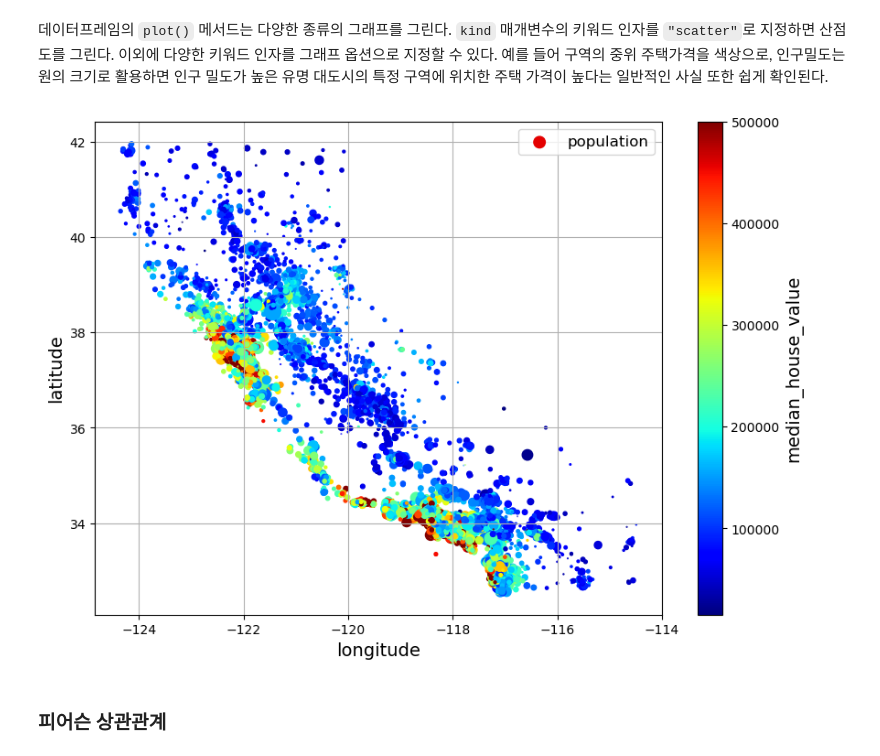
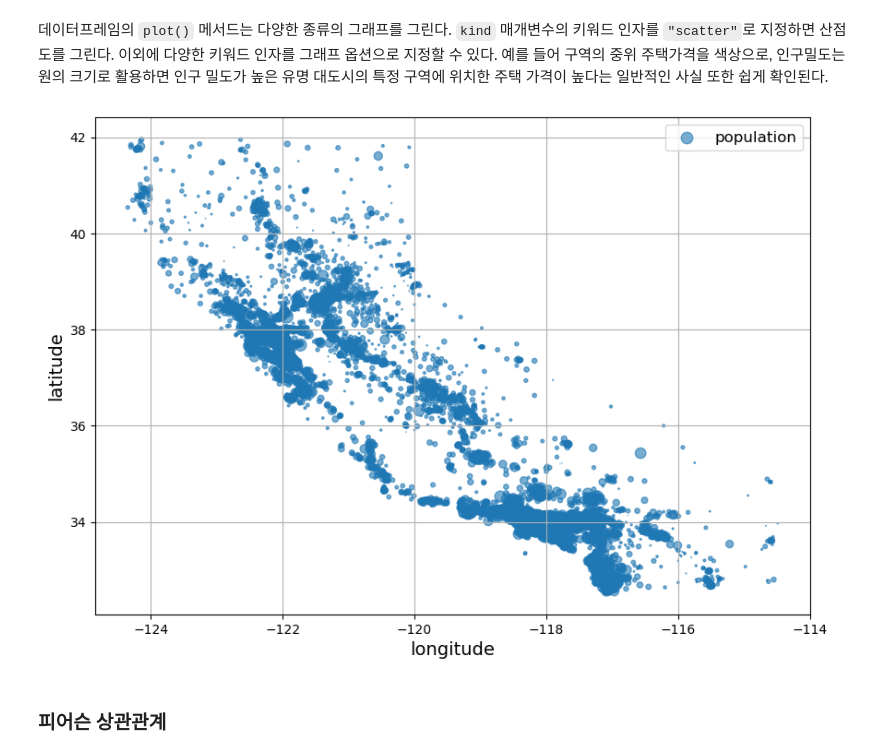
Before and after one commit to ch101634/code-workout-ml, a Jupyter notebook: notebooks/code-end2end_ml_project.ipynb, the cells around one changed output. Saved outputs shown, nothing was run; the diff lists cells and outputs as text; code cells hidden in the pictures.

```diff
--- a/notebooks/code-end2end_ml_project.ipynb
+++ b/notebooks/code-end2end_ml_project.ipynb
@@ -336,14 +346,19 @@ housing.shape
 인구 밀도가 높은 유명 대도시의 특정 구역에 위치한
 주택 가격이 높다는 일반적인 사실 또한 쉽게 확인된다.
 # %%
-housing.plot(kind="scatter", x="longitude", y="latitude", grid=True,
-            s=housing["population"] / 100, label="population",
-            c="median_house_value", cmap="jet", colorbar=True,
-            legend=True, sharex=False, figsize=(10, 7))
+housing.plot(kind="scatter",
+             x="longitude",
+             y="latitude",
+             grid=True,
+             s=housing["population"] / 100, label="population",
+             alpha=0.6,
+             legend=True,
+             sharex=False,
+             figsize=(10, 7))
 
 plt.show()
 # %% [output]
-[figure, old version]
+[figure, new version]
 # %% [markdown]
 ### 피어슨 상관관계
 # %% [markdown]
```
Also changed, not shown: parts of 11 cells of this notebook, 3 other files.
